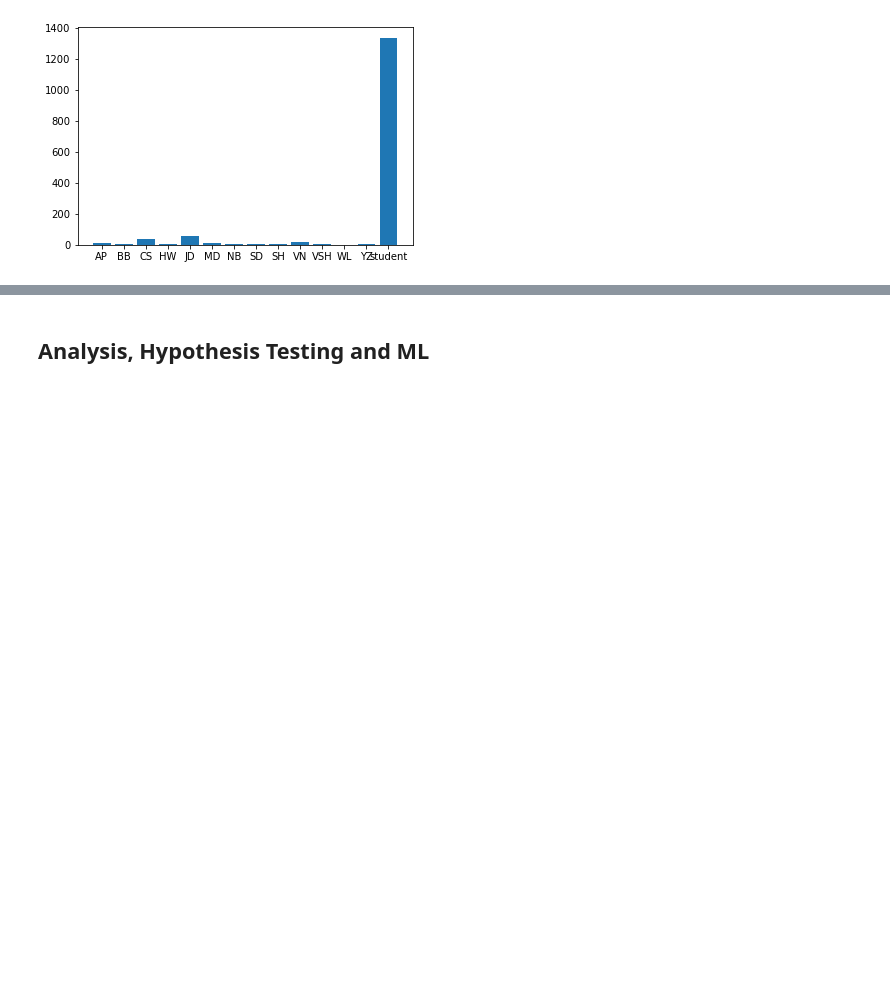
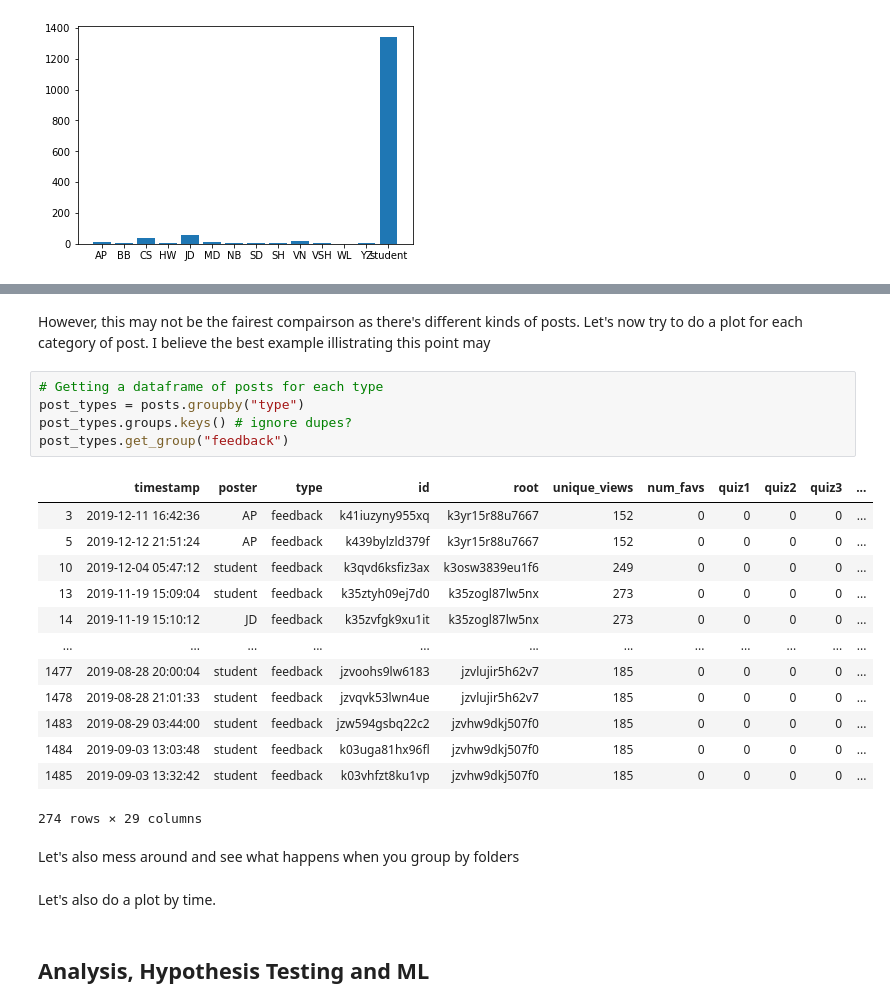
Before and after one commit to DefunkedMelon/DefunkedMelon.io, a Jupyter notebook: Data Science for Dummies.ipynb, the cells around one changed output, grey strips where cells are left out. Drawn from its saved outputs; the diff is of its cells as text; blank space fills up the shorter version.

```diff
--- a/Data Science for Dummies.ipynb
+++ b/Data Science for Dummies.ipynb
@@ -348,3 +355,28 @@ We probably want to remove students here, as that is so much larger that it's ha
+# %% [markdown]
+However, this may not be the fairest compairson as there's different kinds of posts. Let's now try to do a plot for each category of post. I believe the best example illistrating this point may
+# %%
+# Getting a dataframe of posts for each type
+post_types = posts.groupby("type")
+post_types.groups.keys() # ignore dupes?
+post_types.get_group("feedback")
+# %% [output]
+|  | timestamp | poster | type | id | root | unique_views | num_favs | quiz1 | quiz2 | quiz3 | ... |
+| 3 | 2019-12-11 16:42:36 | AP | feedback | k41iuzyny955xq | k3yr15r88u7667 | 152 | 0 | 0 | 0 | 0 | ... |
+| 5 | 2019-12-12 21:51:24 | AP | feedback | k439bylzld379f | k3yr15r88u7667 | 152 | 0 | 0 | 0 | 0 | ... |
+| 10 | 2019-12-04 05:47:12 | student | feedback | k3qvd6ksfiz3ax | k3osw3839eu1f6 | 249 | 0 | 0 | 0 | 0 | ... |
+| 13 | 2019-11-19 15:09:04 | student | feedback | k35ztyh09ej7d0 | k35zogl87lw5nx | 273 | 0 | 0 | 0 | 0 | ... |
+| 14 | 2019-11-19 15:10:12 | JD | feedback | k35zvfgk9xu1it | k35zogl87lw5nx | 273 | 0 | 0 | 0 | 0 | ... |
+| ... | ... | ... | ... | ... | ... | ... | ... | ... | ... | ... | ... |
+| 1477 | 2019-08-28 20:00:04 | student | feedback | jzvoohs9lw6183 | jzvlujir5h62v7 | 185 | 0 | 0 | 0 | 0 | ... |
+| 1478 | 2019-08-28 21:01:33 | student | feedback | jzvqvk53lwn4ue | jzvlujir5h62v7 | 185 | 0 | 0 | 0 | 0 | ... |
+| 1483 | 2019-08-29 03:44:00 | student | feedback | jzw594gsbq22c2 | jzvhw9dkj507f0 | 185 | 0 | 0 | 0 | 0 | ... |
+| 1484 | 2019-09-03 13:03:48 | student | feedback | k03uga81hx96fl | jzvhw9dkj507f0 | 185 | 0 | 0 | 0 | 0 | ... |
+| 1485 | 2019-09-03 13:32:42 | student | feedback | k03vhfzt8ku1vp | jzvhw9dkj507f0 | 185 | 0 | 0 | 0 | 0 | ... |
+274 rows × 29 columns
+# %% [markdown]
+Let's also mess around and see what happens when you group by folders
+# %% [markdown]
+Let's also do a plot by time.
 # %% [markdown]
 ## Analysis, Hypothesis Testing and ML
 # %% [markdown]
```
Also changed, not shown: parts of 8 cells of this notebook.
